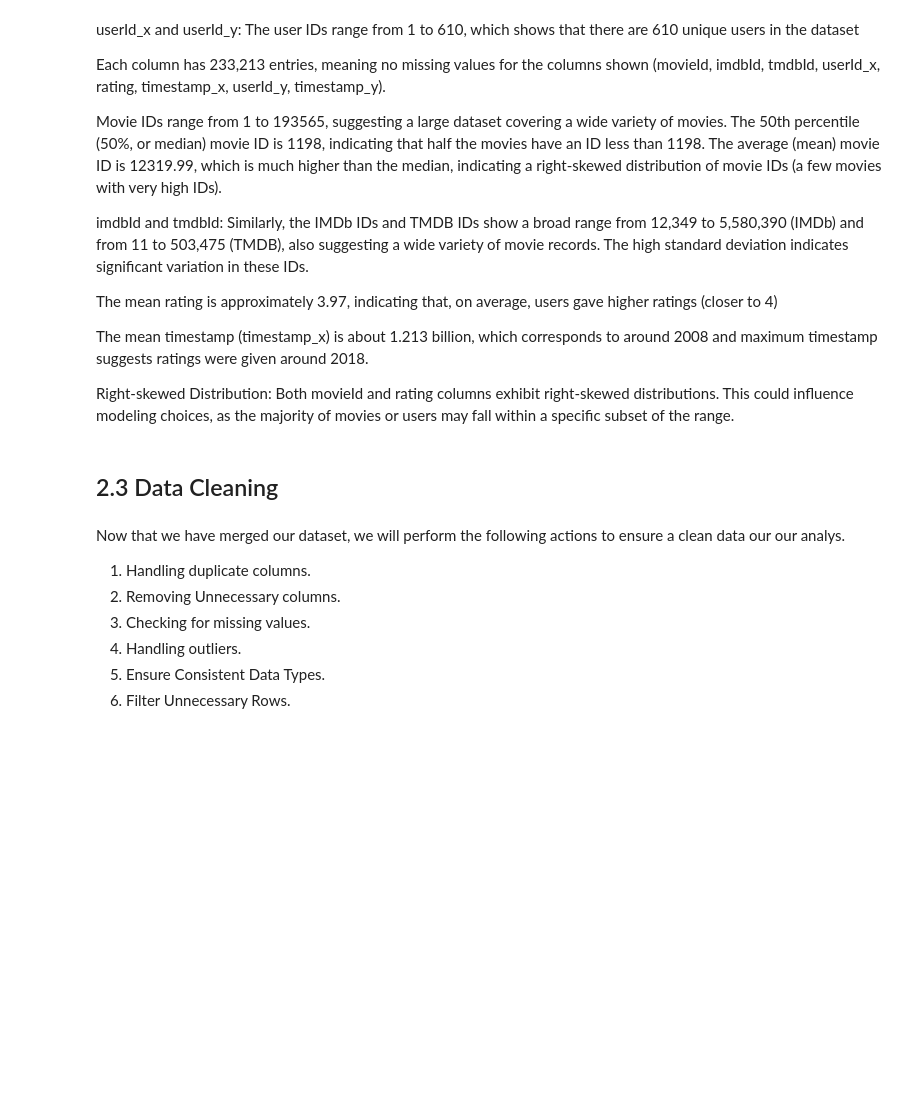
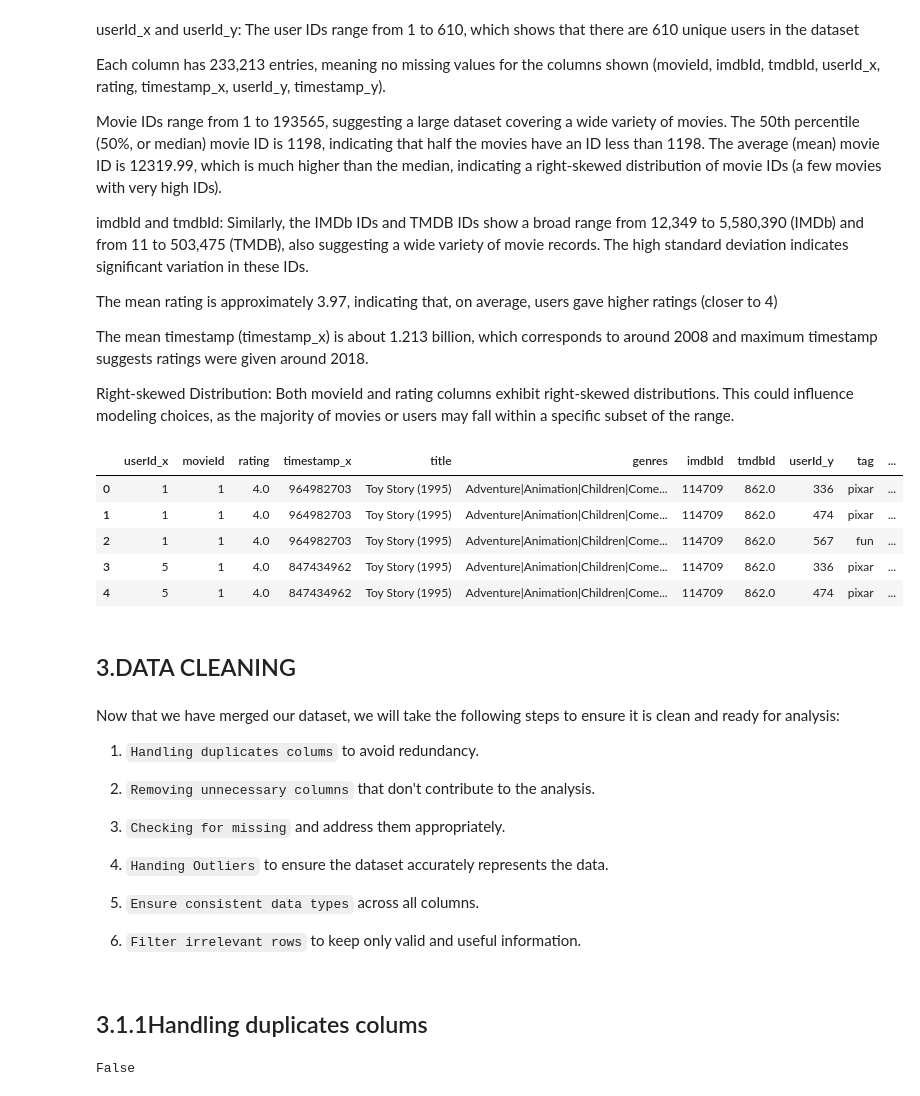
Before and after one commit to ruth-kitasi/Movielens-Recommendation-System, a Jupyter notebook: index.ipynb, the cells around one changed output. Cells and saved outputs as stored; diff of their text form; code cells hidden in the pictures; blank space fills up the shorter version.

Commit message:
Data cleaning

```diff
--- a/index.ipynb
+++ b/index.ipynb
@@ -369,14 +380,39 @@ The mean rating is approximately 3.97, indicating that, on average, users gave h
 The mean timestamp (timestamp_x) is about 1.213 billion, which corresponds to around 2008 and maximum timestamp suggests ratings were given around 2018.
 
 Right-skewed Distribution: Both movieId and rating columns exhibit right-skewed distributions. This could influence modeling choices, as the majority of movies or users may fall within a specific subset of the range.
-# %% [markdown]
-## 2.3 Data Cleaning
+# %%
+#creating a copy of the final merge for to perform data cleaning
+Movies_df = final_merge
+Movies_df.head()
+# %% [output]
+|  | userId_x | movieId | rating | timestamp_x | title | genres | imdbId | tmdbId | userId_y | tag | ... |
+| 0 | 1 | 1 | 4.0 | 964982703 | Toy Story (1995) | Adventure|Animation|Children|Come... | 114709 | 862.0 | 336 | pixar | ... |
+| 1 | 1 | 1 | 4.0 | 964982703 | Toy Story (1995) | Adventure|Animation|Children|Come... | 114709 | 862.0 | 474 | pixar | ... |
+| 2 | 1 | 1 | 4.0 | 964982703 | Toy Story (1995) | Adventure|Animation|Children|Come... | 114709 | 862.0 | 567 | fun | ... |
+| 3 | 5 | 1 | 4.0 | 847434962 | Toy Story (1995) | Adventure|Animation|Children|Come... | 114709 | 862.0 | 336 | pixar | ... |
+| 4 | 5 | 1 | 4.0 | 847434962 | Toy Story (1995) | Adventure|Animation|Children|Come... | 114709 | 862.0 | 474 | pixar | ... |
+# %% [markdown]
+## 3.DATA CLEANING
 # %% [markdown]
-Now that we have merged our dataset, we will perform the following actions to ensure a clean data our our analys.
+Now that we have merged our dataset, we will take the following steps to ensure it is clean and ready for analysis:
 
-1. Handling duplicate columns.
-2. Removing Unnecessary columns.
-3. Checking for missing values.
-4. Handling outliers.
-5. Ensure Consistent Data Types.
-6. Filter Unnecessary Rows.
+1. `Handling duplicates colums` to avoid redundancy.
+
+2. `Removing unnecessary columns` that don't contribute to the analysis.
+
+3. `Checking for missing` and address them appropriately.
+
+4. `Handing Outliers` to ensure the dataset accurately represents the data.
+
+5. `Ensure consistent data types` across all columns.
+
+6. `Filter irrelevant rows` to keep only valid and useful information.
+# %% [markdown]
+## 3.1.1Handling duplicates colums
+# %%
+#checking if there are duplicate columns
+# .
+#Compare userI_X and user1D_y to check id they have columns for identical values
+Movies_df['userId_x'].equals(Movies_df['userId_y'])
+# %% [output]
+False
```
Also changed, not shown: parts of 8 cells of this notebook.
